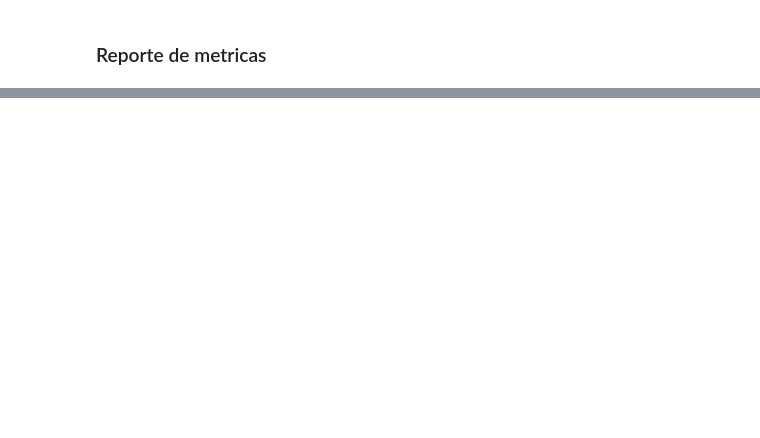
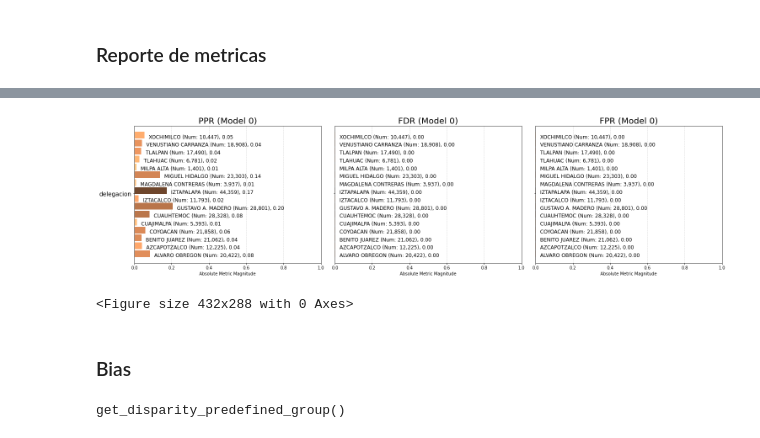
Before and after one commit to YusuriAR/Incidentes_c5, a Jupyter notebook: notebooks/EvaluacionModelo&SesgoInequidad.ipynb, the cells around one changed output, grey strips where cells are left out. Saved outputs shown, nothing was run; the diff lists cells and outputs as text; code cells hidden in the pictures; blank space fills up the shorter version.

```diff
--- a/notebooks/EvaluacionModelo&SesgoInequidad.ipynb
+++ b/notebooks/EvaluacionModelo&SesgoInequidad.ipynb
@@ -124,0 +255,7 @@ metrics_report
+# %%
+p = aeq.plot_group_metric_all(xtab, metrics=['ppr','fdr','fpr'])
+# %% [output]
+[figure, added]
+<Figure size 432x288 with 0 Axes>
+# %% [markdown]
+### Bias
@@ -124,0 +264,6 @@ metrics_report
+# %%
+bdf = bias.get_disparity_predefined_groups(xtab, original_df=c5_aeq,
+                                        ref_groups_dict={'delegacion':'AZCAPOTZALCO'},
+                                        alpha=0.05)
+# %% [output]
+get_disparity_predefined_group()
```
Also changed, not shown: parts of 48 cells of this notebook.
